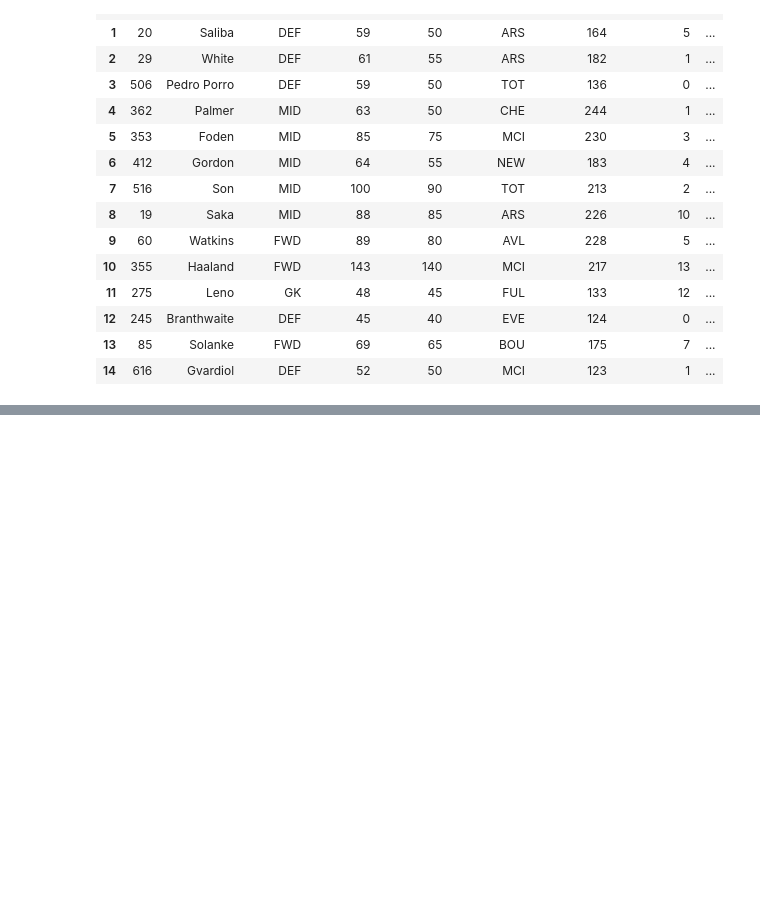
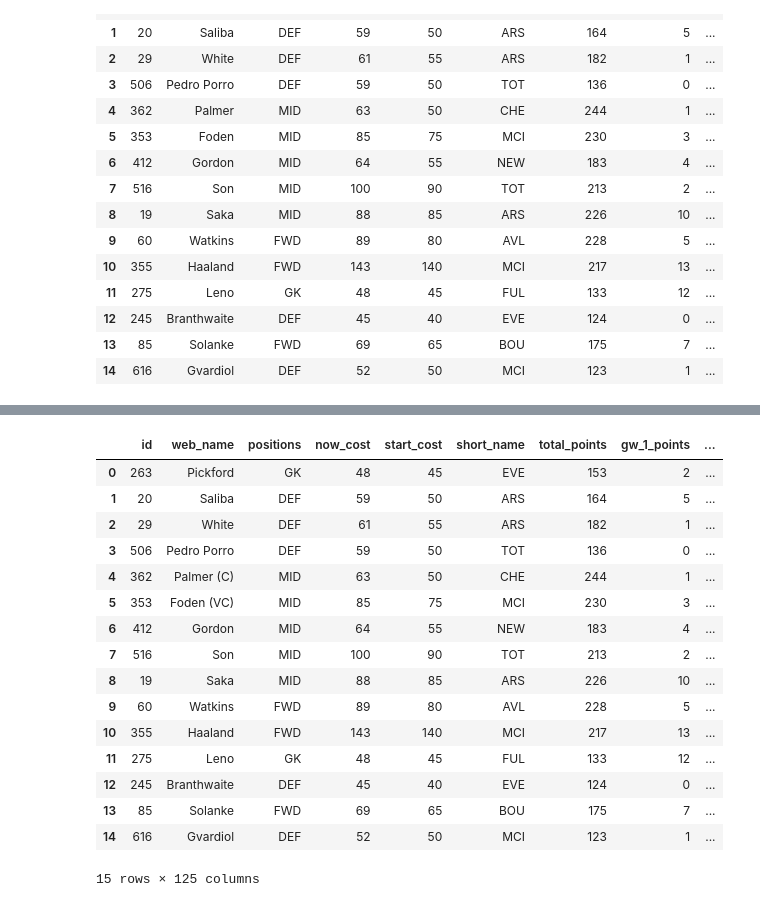
Before and after one commit to ARedshaw02/fpl-hindsight-optimiser, a Jupyter notebook: set_and_forget/exploration_set_and_forget.ipynb, the cells around one changed output, grey strips where cells are left out. Cells and saved outputs as stored; diff of their text form; code cells hidden in the pictures; blank space fills up the shorter version.

```diff
--- a/set_and_forget/exploration_set_and_forget.ipynb
+++ b/set_and_forget/exploration_set_and_forget.ipynb
@@ -215,0 +221,20 @@ visualise_player_point_breakdown(add_captaincy_vice_captaincy_to_web_name(engine
+# %%
+display(engineered_df)
+# %% [output]
+|  | id | web_name | positions | now_cost | start_cost | short_name | total_points | gw_1_points | ... |
+| 0 | 263 | Pickford | GK | 48 | 45 | EVE | 153 | 2 | ... |
+| 1 | 20 | Saliba | DEF | 59 | 50 | ARS | 164 | 5 | ... |
+| 2 | 29 | White | DEF | 61 | 55 | ARS | 182 | 1 | ... |
+| 3 | 506 | Pedro Porro | DEF | 59 | 50 | TOT | 136 | 0 | ... |
+| 4 | 362 | Palmer (C) | MID | 63 | 50 | CHE | 244 | 1 | ... |
+| 5 | 353 | Foden (VC) | MID | 85 | 75 | MCI | 230 | 3 | ... |
+| 6 | 412 | Gordon | MID | 64 | 55 | NEW | 183 | 4 | ... |
+| 7 | 516 | Son | MID | 100 | 90 | TOT | 213 | 2 | ... |
+| 8 | 19 | Saka | MID | 88 | 85 | ARS | 226 | 10 | ... |
+| 9 | 60 | Watkins | FWD | 89 | 80 | AVL | 228 | 5 | ... |
+| 10 | 355 | Haaland | FWD | 143 | 140 | MCI | 217 | 13 | ... |
+| 11 | 275 | Leno | GK | 48 | 45 | FUL | 133 | 12 | ... |
+| 12 | 245 | Branthwaite | DEF | 45 | 40 | EVE | 124 | 0 | ... |
+| 13 | 85 | Solanke | FWD | 69 | 65 | BOU | 175 | 7 | ... |
+| 14 | 616 | Gvardiol | DEF | 52 | 50 | MCI | 123 | 1 | ... |
+15 rows × 125 columns
```
Also changed, not shown: parts of 2 cells of this notebook, 1 other file.
